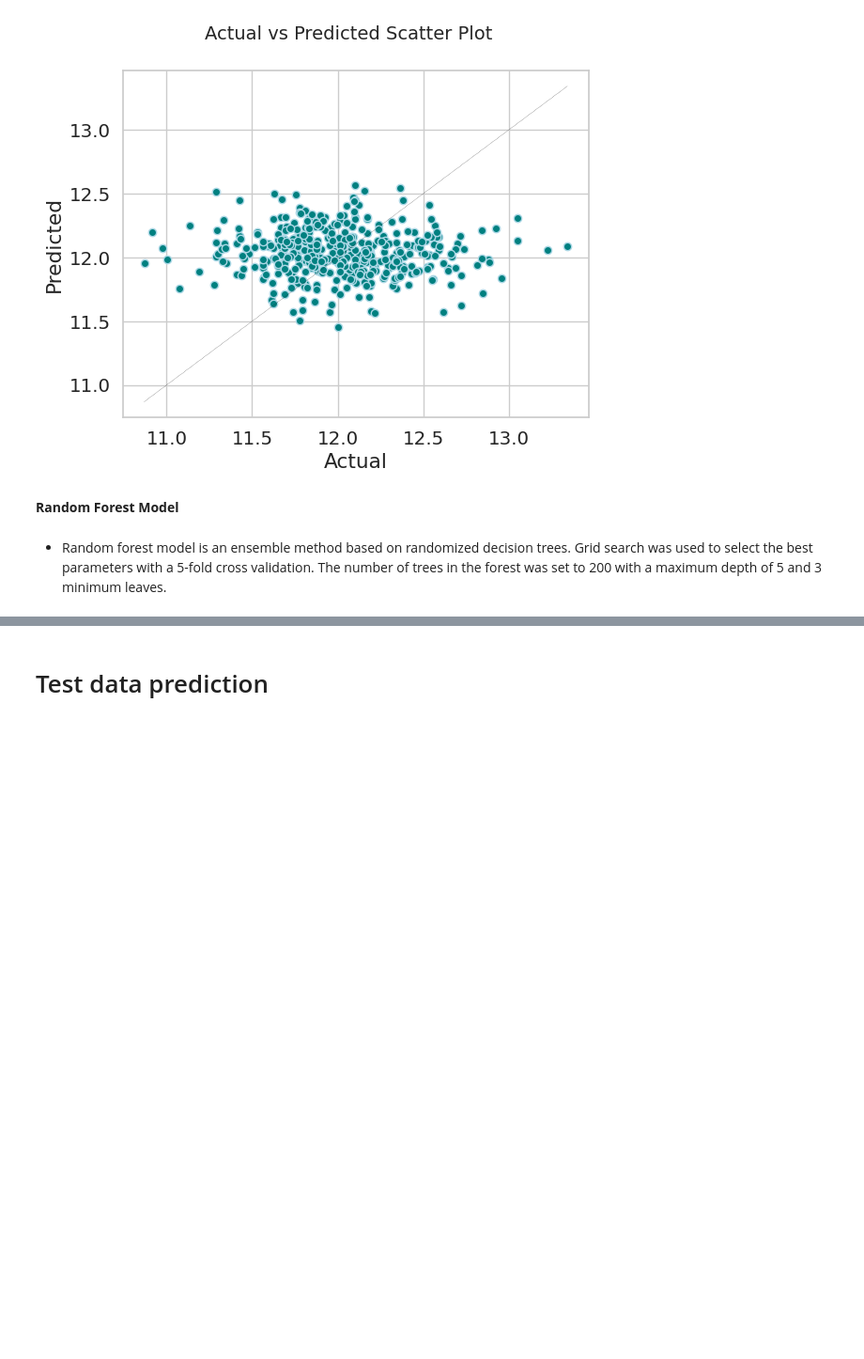
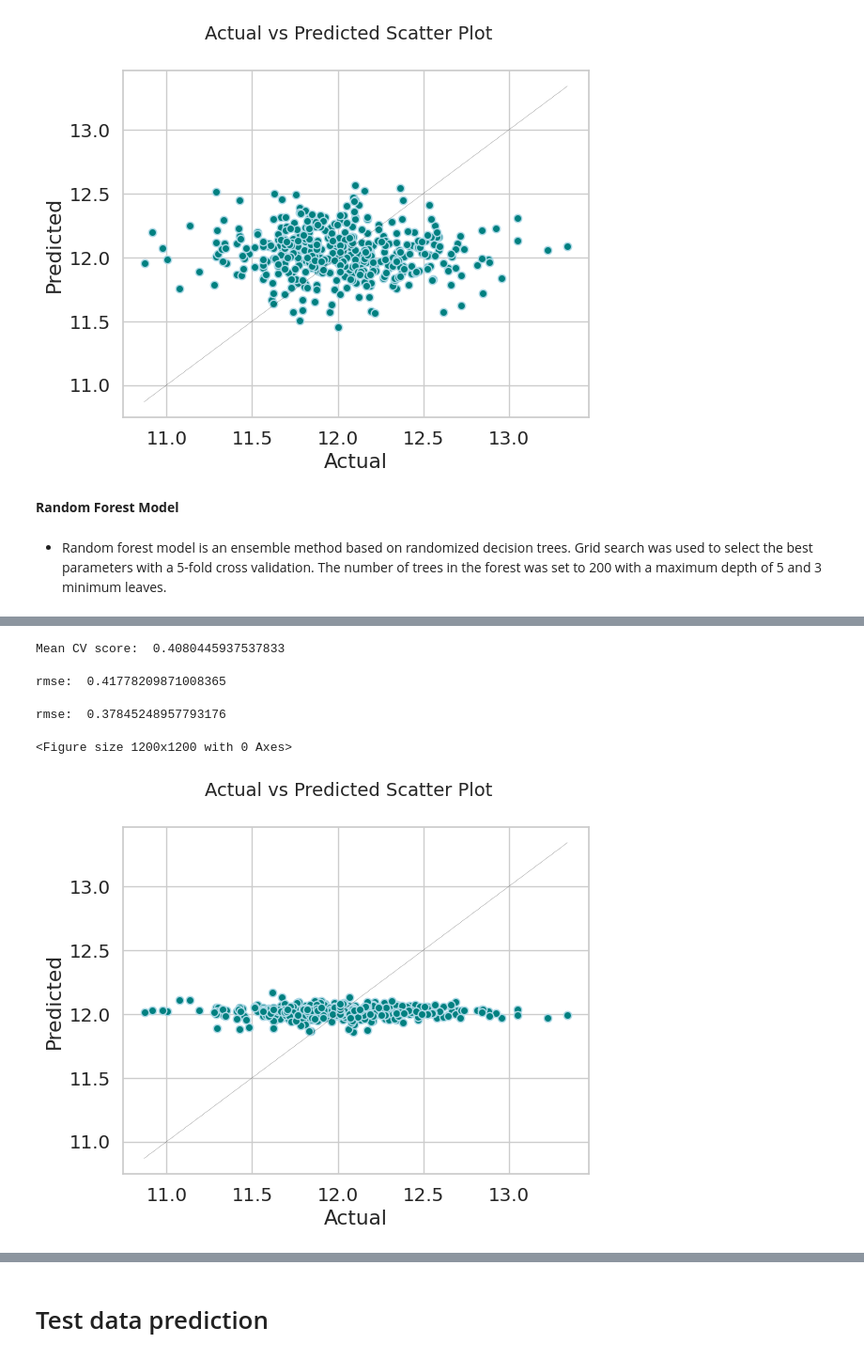
Before and after one commit to ManishaRao06/House-Prices-ML-Model, a Jupyter notebook: ML model final (1).ipynb, the cells around one changed output, grey strips where cells are left out. Shown at 94% size. Cells and saved outputs as stored; diff of their text form; code cells hidden in the pictures; blank space fills up the shorter version.

```diff
--- a/ML model final (1).ipynb
+++ b/ML model final (1).ipynb
@@ -958,0 +937,37 @@ getRMSLE(xgb)
+# %%
+# using Random Forest,Support Vector Regressor and Gradient Boosting to build a stack model because they have lower RMSE comparatively
+estimators = [('Random Forest', rforest),
+              ("K",neigh),
+              ("Ridge",ridge)
+              ]
+# %%
+stacked = StackingRegressor(estimators = estimators, final_estimator = rforest, cv=5)
+# %%
+cross_validation(stacked)
+# %% [output]
+Mean CV score:  0.4080445937537833
+# %%
+#fit
+model_stack = stacked.fit(X_train, y_train)
+
+#predict value of sale price on the training set
+y9_pred = stacked.predict(X_train)
+
+#caculate root mean square error
+rmse(y9_pred,y_train)
+# %% [output]
+rmse:  0.41778209871008365
+# %%
+#predict value of sale price on the validation set
+y9_pred_v = stacked.predict(X_valid)
+
+#caculate root mean square error
+rmse(y9_pred_v, y_valid)
+# %% [output]
+rmse:  0.37845248957793176
+# %%
+# plot
+actual_vs_pred_plot(y_valid,y9_pred_v)
+# %% [output]
+<Figure size 1200x1200 with 0 Axes>
+[figure, added]
```
Also changed, not shown: parts of 22 cells of this notebook.
